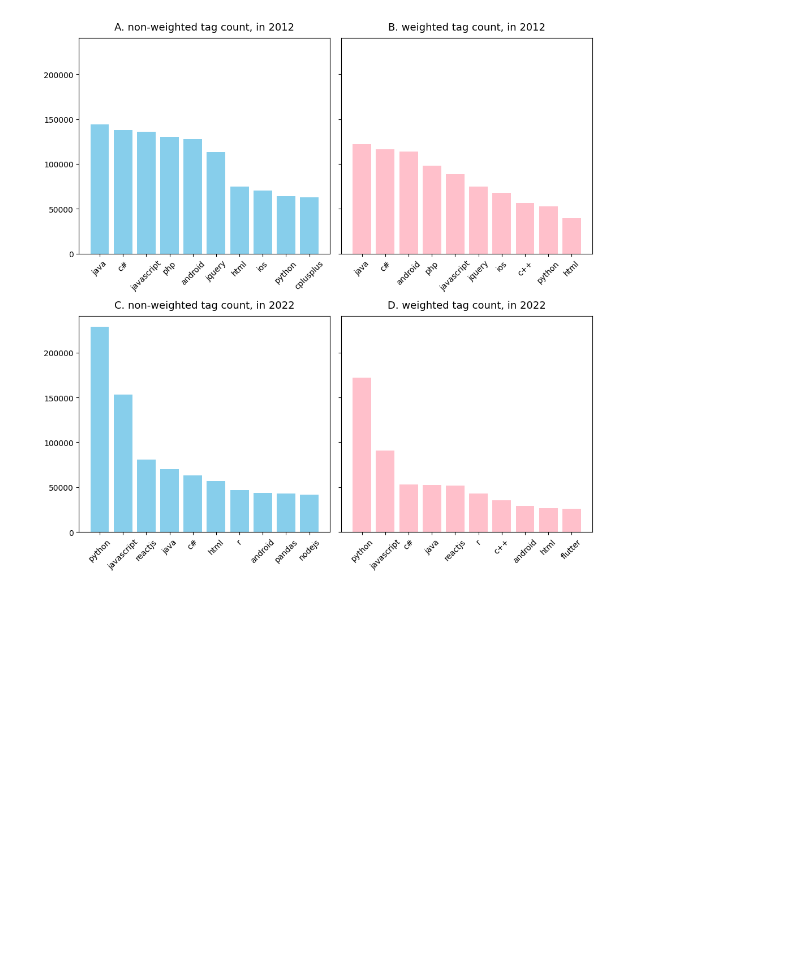
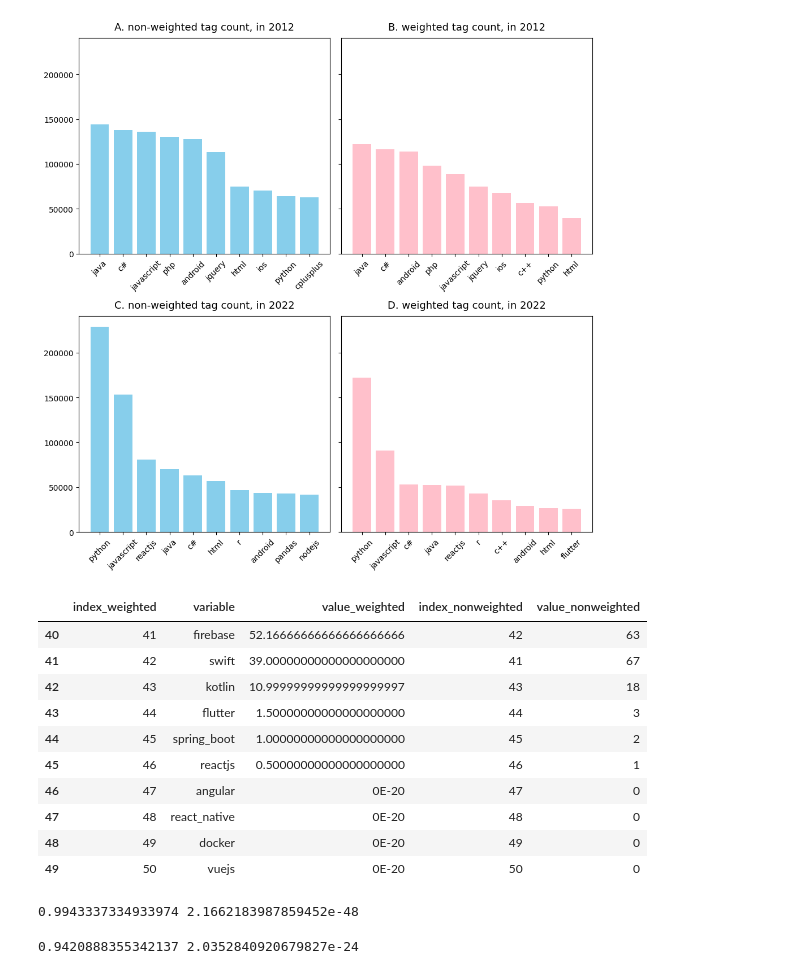
Before and after one commit to boysbeanxious/stackoverflow_src, a Jupyter notebook: matters_arising/Fig3.ipynb, the cells around one changed output. Saved outputs shown, nothing was run; the diff lists cells and outputs as text; code cells hidden in the pictures; blank space fills up the shorter version.

```diff
--- a/matters_arising/Fig3.ipynb
+++ b/matters_arising/Fig3.ipynb
@@ -246,0 +215,42 @@ plt.show();
+# %%
+nonweighted_value_2012 = df_postcnt_01_top50.loc[(df_postcnt_01_top50['year'] =='2012'), ['variable', 'value']]
+nonweighted_value_2022 = df_postcnt_01_top50.loc[(df_postcnt_01_top50['year'] =='2022'), ['variable', 'value']]
+# %%
+weighted_value_2012 = weighted_value_2012.reset_index(drop=True).reset_index()
+weighted_value_2022 = weighted_value_2022.reset_index(drop=True).reset_index()
+nonweighted_value_2012 = nonweighted_value_2012.reset_index(drop=True).reset_index()
+nonweighted_value_2022 = nonweighted_value_2022.reset_index(drop=True).reset_index()
+# %%
+weighted_value_2012['index'] = weighted_value_2012['index'] +1
+weighted_value_2022['index'] = weighted_value_2022['index'] +1
+nonweighted_value_2012['index'] = nonweighted_value_2012['index'] +1
+nonweighted_value_2022['index'] = nonweighted_value_2022['index'] +1
+# %%
+calced_2012 = pd.merge(weighted_value_2012, nonweighted_value_2012, on = 'variable', suffixes=('_weighted', '_nonweighted'))
+calced_2022 = pd.merge(weighted_value_2022, nonweighted_value_2022, on = 'variable', suffixes=('_weighted', '_nonweighted'))
+# %%
+calced_2012.tail(10)
+# %% [output]
+|  | index_weighted | variable | value_weighted | index_nonweighted | value_nonweighted |
+| 40 | 41 | firebase | 52.16666666666666666666 | 42 | 63 |
+| 41 | 42 | swift | 39.00000000000000000000 | 41 | 67 |
+| 42 | 43 | kotlin | 10.99999999999999999997 | 43 | 18 |
+| 43 | 44 | flutter | 1.50000000000000000000 | 44 | 3 |
+| 44 | 45 | spring_boot | 1.00000000000000000000 | 45 | 2 |
+| 45 | 46 | reactjs | 0.50000000000000000000 | 46 | 1 |
+| 46 | 47 | angular | 0E-20 | 47 | 0 |
+| 47 | 48 | react_native | 0E-20 | 48 | 0 |
+| 48 | 49 | docker | 0E-20 | 49 | 0 |
+| 49 | 50 | vuejs | 0E-20 | 50 | 0 |
+# %%
+import scipy.stats as stats
+rho, p_val = stats.spearmanr(calced_2012['index_weighted'], calced_2012['index_nonweighted'])
+print(rho,p_val)
+# %% [output]
+0.9943337334933974 2.1662183987859452e-48
+# %%
+import scipy.stats as stats
+rho, p_val = stats.spearmanr(calced_2022['index_weighted'], calced_2022['index_nonweighted'])
+print(rho,p_val)
+# %% [output]
+0.9420888355342137 2.0352840920679827e-24
```
Also changed, not shown: parts of 7 cells of this notebook, 2 other files.
